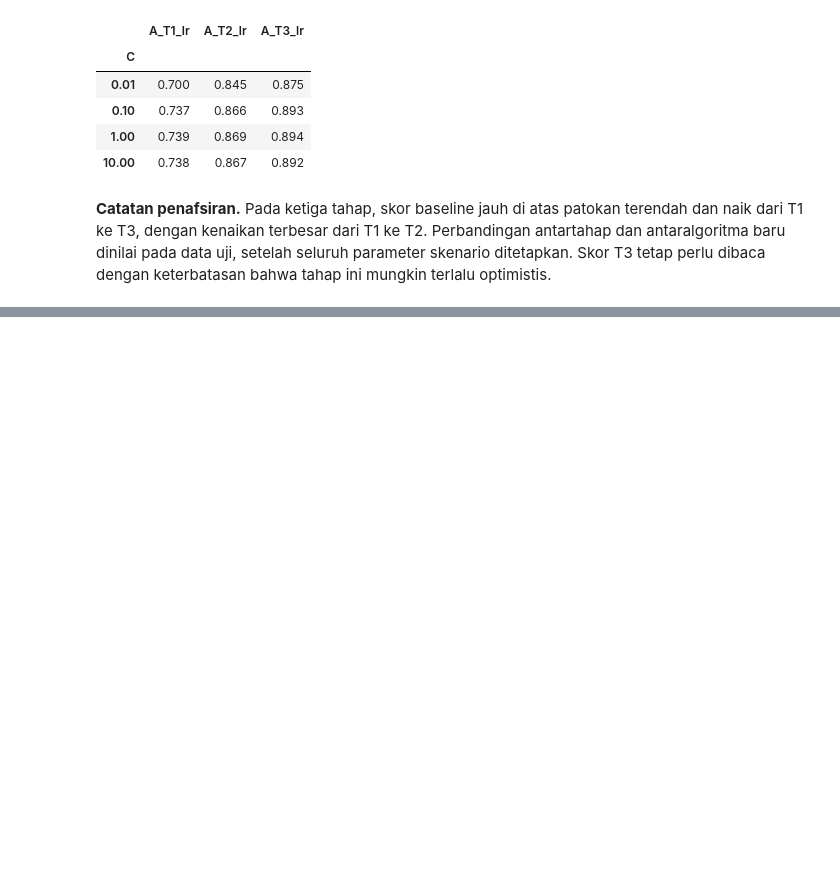
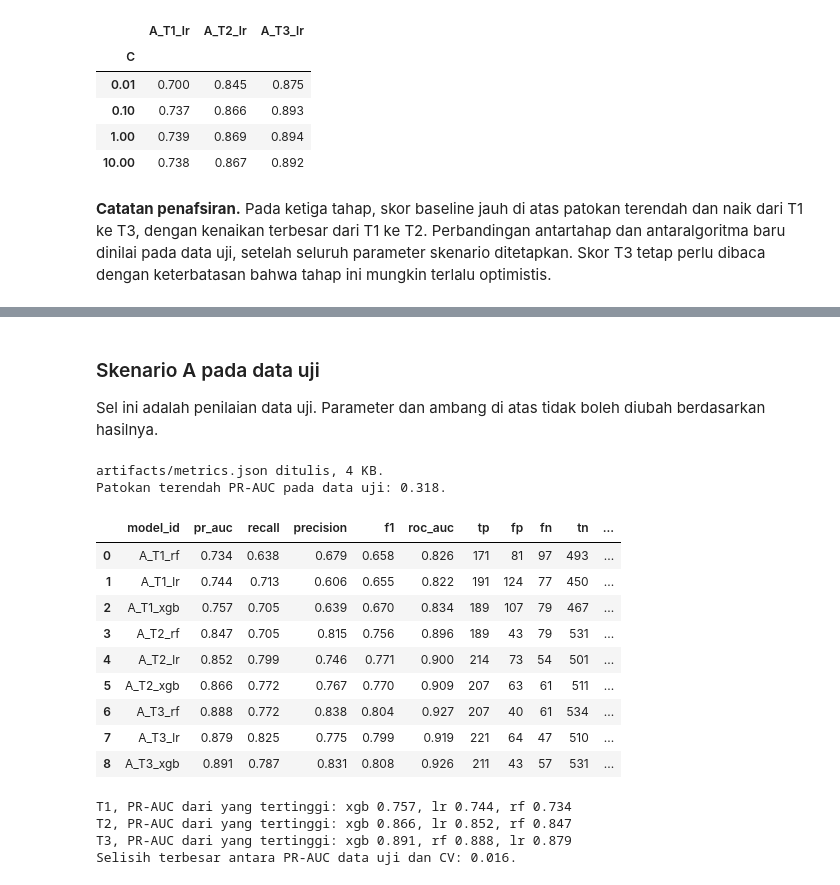
Before and after one commit to MapleKaedee/prediksi-dini-dropout, a Jupyter notebook: notebooks/dropout_experiments.ipynb, the cells around one changed output, grey strips where cells are left out. Saved outputs shown, nothing was run; the diff lists cells and outputs as text; code cells hidden in the pictures; blank space fills up the shorter version.

Commit message:
feat: tambahkan model skenario A dan metrik data uji

```diff
--- a/notebooks/dropout_experiments.ipynb
+++ b/notebooks/dropout_experiments.ipynb
@@ -17,13 +17,17 @@ import json
 import urllib.request
 import zipfile
 
+import numpy as np
 import pandas as pd
 import sklearn
 from sklearn.compose import ColumnTransformer
+from sklearn.ensemble import RandomForestClassifier
 from sklearn.linear_model import LogisticRegression
+from sklearn.metrics import average_precision_score, confusion_matrix, f1_score, precision_score, recall_score, roc_auc_score
 from sklearn.model_selection import RandomizedSearchCV, StratifiedKFold, train_test_split
 from sklearn.pipeline import Pipeline
 from sklearn.preprocessing import OneHotEncoder, StandardScaler
+from xgboost import XGBClassifier
 
 # NB-01: pickle scikit-learn terikat pada versinya. Nilai ini harus sama dengan baris %pip di atas.
 SKLEARN_PIN = "1.9.0"
@@ -33,8 +37,9 @@ assert sklearn.__version__ == SKLEARN_PIN, (
 )
 
 SEED = 42
+THRESHOLD = 0.5
 STATUSES = ["Dropout", "Graduate", "Enrolled"]
-pd.set_option("display.max_rows", 200, "display.max_columns", None, "display.precision", 3)
+pd.set_option("display.max_rows", 200, "display.max_columns", None, "display.max_colwidth", None, "display.precision", 3)
 # %% [markdown]
 ## 1. Pemahaman masalah
 
@@ -639,10 +644,15 @@ dataset_summary = {
     },
 }
 
-ARTIFACTS.mkdir(parents=True, exist_ok=True)
-summary_text = json.dumps(dataset_summary, indent=2, ensure_ascii=False, allow_nan=False) + "\n"
-(ARTIFACTS / "dataset_summary.json").write_text(summary_text, encoding="utf-8")
-print(f"artifacts/dataset_summary.json ditulis, {len(summary_text) / 1024:.0f} KB.")
+
+def write_artifact(name, data):
+    ARTIFACTS.mkdir(parents=True, exist_ok=True)
+    text = json.dumps(data, indent=2, ensure_ascii=False, allow_nan=False) + "\n"
+    (ARTIFACTS / name).write_text(text, encoding="utf-8")
+    print(f"artifacts/{name} ditulis, {len(text) / 1024:.0f} KB.")
+
+
+write_artifact("dataset_summary.json", dataset_summary)
 # %% [output]
 artifacts/dataset_summary.json ditulis, 62 KB.
 # %% [markdown]
@@ -718,0 +862,55 @@ pd.DataFrame(
+# %% [markdown]
+### Skenario A pada data uji
+
+Sel ini adalah penilaian data uji. Parameter dan ambang di atas tidak boleh diubah berdasarkan hasilnya.
+# %%
+metrics = []
+for model_id in SCENARIO_A:
+    _, stage, algorithm = model_id.split("_")
+    search = searches[model_id]
+    metrics.append(
+        {
+            "model_id": model_id,
+            "scenario": "A",
+            "stage": stage,
+            "algorithm": algorithm,
+            "financial": "with",
+            "removed": None,
+            "n_train": len(train),
+            "n_test": len(test),
+            **evaluate(search.best_estimator_, test),
+            "cv_pr_auc": round(float(search.best_score_), 6),
+            "best_params": best_params(search),
+        }
+    )
+
+assert len(metrics) == 9, len(metrics)
+for entry in metrics:
+    assert entry["tp"] + entry["fn"] == 268 and entry["fp"] + entry["tn"] == 574, entry
+
+write_artifact("metrics.json", metrics)
+print(f"Patokan terendah PR-AUC pada data uji: {test['dropout'].mean():.3f}.")
+pd.DataFrame(metrics).drop(columns=["scenario", "stage", "algorithm", "financial", "removed", "n_train", "n_test", "best_params"])
+# %% [output]
+artifacts/metrics.json ditulis, 4 KB.
+Patokan terendah PR-AUC pada data uji: 0.318.
+|  | model_id | pr_auc | recall | precision | f1 | roc_auc | tp | fp | fn | tn | ... |
+| 0 | A_T1_rf | 0.734 | 0.638 | 0.679 | 0.658 | 0.826 | 171 | 81 | 97 | 493 | ... |
+| 1 | A_T1_lr | 0.744 | 0.713 | 0.606 | 0.655 | 0.822 | 191 | 124 | 77 | 450 | ... |
+| 2 | A_T1_xgb | 0.757 | 0.705 | 0.639 | 0.670 | 0.834 | 189 | 107 | 79 | 467 | ... |
+| 3 | A_T2_rf | 0.847 | 0.705 | 0.815 | 0.756 | 0.896 | 189 | 43 | 79 | 531 | ... |
+| 4 | A_T2_lr | 0.852 | 0.799 | 0.746 | 0.771 | 0.900 | 214 | 73 | 54 | 501 | ... |
+| 5 | A_T2_xgb | 0.866 | 0.772 | 0.767 | 0.770 | 0.909 | 207 | 63 | 61 | 511 | ... |
+| 6 | A_T3_rf | 0.888 | 0.772 | 0.838 | 0.804 | 0.927 | 207 | 40 | 61 | 534 | ... |
+| 7 | A_T3_lr | 0.879 | 0.825 | 0.775 | 0.799 | 0.919 | 221 | 64 | 47 | 510 | ... |
+| 8 | A_T3_xgb | 0.891 | 0.787 | 0.831 | 0.808 | 0.926 | 211 | 43 | 57 | 531 | ... |
+# %%
+for stage in WITH_FINANCIAL:
+    ranked = sorted((entry for entry in metrics if entry["stage"] == stage), key=lambda entry: entry["pr_auc"], reverse=True)
+    print(f"{stage}, PR-AUC dari yang tertinggi: " + ", ".join(f"{entry['algorithm']} {entry['pr_auc']:.3f}" for entry in ranked))
+print(f"Selisih terbesar antara PR-AUC data uji dan CV: {max(abs(entry['pr_auc'] - entry['cv_pr_auc']) for entry in metrics):.3f}.")
+# %% [output]
+T1, PR-AUC dari yang tertinggi: xgb 0.757, lr 0.744, rf 0.734
+T2, PR-AUC dari yang tertinggi: xgb 0.866, lr 0.852, rf 0.847
+T3, PR-AUC dari yang tertinggi: xgb 0.891, rf 0.888, lr 0.879
+Selisih terbesar antara PR-AUC data uji dan CV: 0.016.
```
Also changed, not shown: parts of 7 cells of this notebook, 1 other file.
